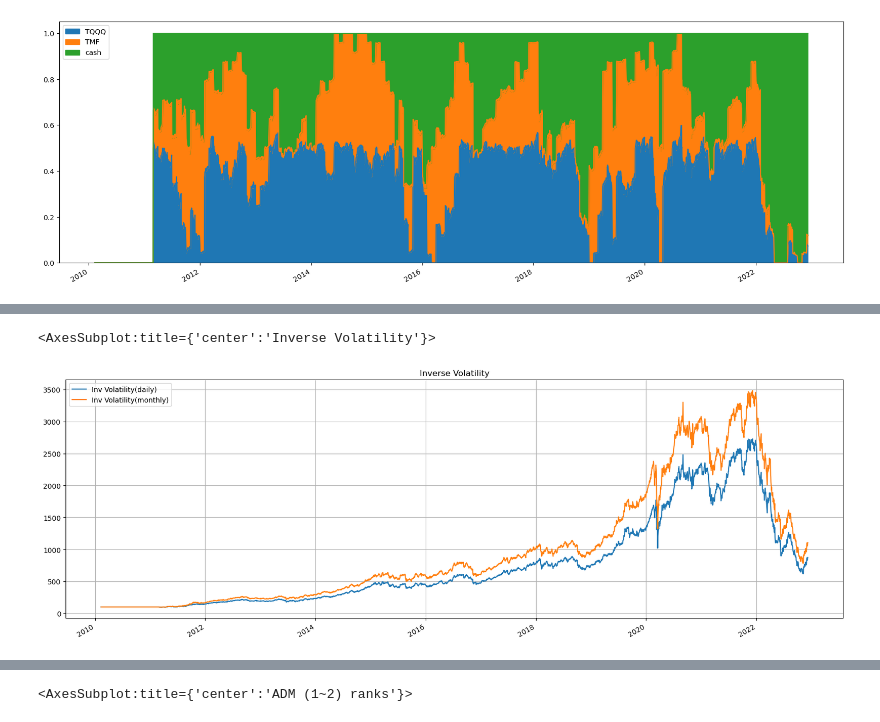
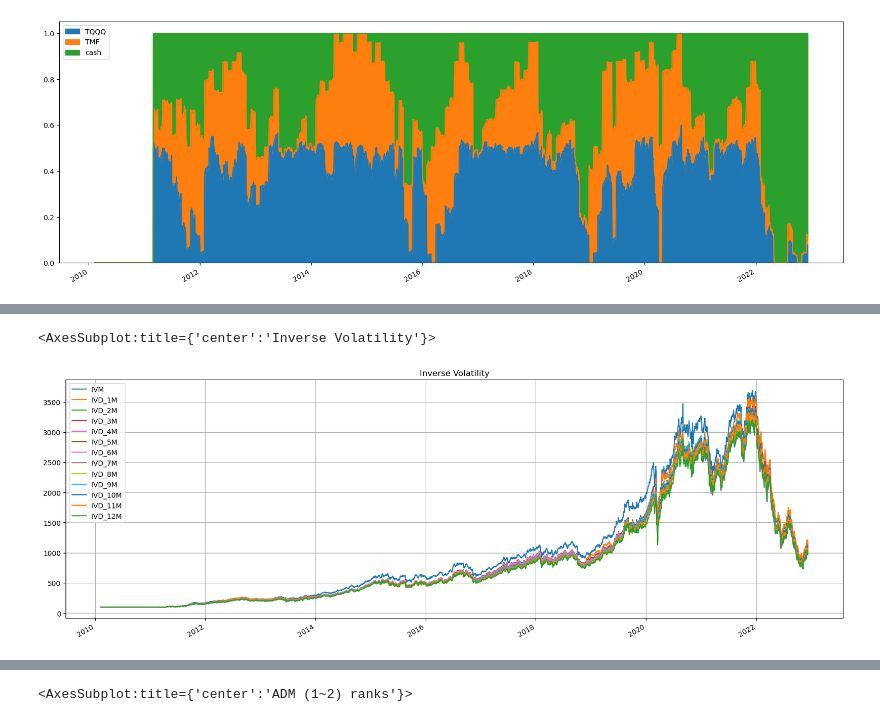
Before and after one commit to unius1004/DualMomentum, a Jupyter notebook: reverage_strategy.ipynb, the cells around one changed output, grey strips where cells are left out. Drawn from its saved outputs; the diff is of its cells as text; code cells hidden in the pictures.

```diff
--- a/reverage_strategy.ipynb
+++ b/reverage_strategy.ipynb
@@ -323,6 +378,6 @@ Date
 averagemomentums = {}
 cash_weights = [0, 0.3, 0.6]
 for i in range(0, len(cash_weights)):
-    averagemomentums[i] = AverageMomentum_BT(assets_cash, 12, start_day, False, lag, cash_weights[i], 'AMS_CASH({})'.format(cash_weights[i]))
+    averagemomentums[i] = AverageMomentum_BT(assets_cash, start_day, False, lag, cash_weights[i], pd.DataFrame(), 0, 'AMS_CASH({})'.format(cash_weights[i]))
 
 avg_report = bt.run(*averagemomentums.values())
@@ -387,8 +414,10 @@ def YieldCurveMomentum_BT(assets, months, start_day, run_on_end_of_period=False,
 # %%
+# 수익률곡선+평균모멘텀
 yieldcurve = avg_report.prices['AMS_CASH(0)'].rebase(1).to_frame().copy()
 yams = {}
-for i in range(0,12):
-    yams[i] = YieldCurveMomentum_BT(assets_cash, 12, start_day, False, lag, yieldcurve, i+1, '{}M_Y AMS'.format(str(i+1)))
+lookbacks = [2,3,4,5,6,7,8,9,10,11,12]
+for i in range(0,11):
+    yams[i] = AverageMomentum_BT(assets_cash, start_day, False, lag, 0, yieldcurve, lookbacks[i], 'yAMS_{}'.format(str(lookbacks[i])))
 
 yams_report = bt.run(*yams.values())
 # %%
@@ -429,25 +458,27 @@ def WeighInvVol_BT(assets, months, start_day, run_on_end_of_period=False, lag=1,
                            bt.algos.Rebalance()])
     return bt.Backtest(s, assets, initial_capital=100000000.0)
 # %%
-# 변동성역가중 백테스트(월간 기준)
-def WeighInvVol_BT2(assets, months, start_day, run_on_end_of_period=False, lag=1, returns=None, ymonths=0, name='Inverse Volatility'):
+# 변동성역가중 백테스트(12개월 월간 데이터)
+def WeighInvVol_12_BT(assets, start_day, run_on_end_of_period=False, lag=1, returns=pd.DataFrame(), ylookback=0, name='Inverse Volatility'):
     s = bt.Strategy(name, [bt.algos.RunAfterDate(start_day),
                            bt.algos.RunMonthly(run_on_first_date=False, run_on_end_of_period=run_on_end_of_period, run_on_last_date=False),
                            #bt.algos.PrintInfo('{name}:{now}. Value:{_value:0.0f}, Price:{_price:0.4f}'),
                            #bt.algos.PrintDate(),
                            bt.algos.SelectAll(),
-                           WeighInvVolByMonth(lookback=months, lag=lag, returns=returns, ylookback=ymonths),
+                           WeighInvVol_12(lag=lag, returns=returns, ylookback=ylookback),
                            #bt.algos.PrintTempData(),
                            bt.algos.Rebalance()])
     return bt.Backtest(s, assets, initial_capital=100000000.0)
 # %%
-# 변동성 역가중(일간, 월간)
-invVol_daily = WeighInvVol_BT(assets[tickers], 12, start_day, True, lag, name='Inv Volatility(daily)')
-invVol_monthly = WeighInvVol_BT2(assets[tickers], 12, start_day, False, lag, None, 0, name='Inv Volatility(monthly)')
-invVol_report = bt.run(invVol_daily, invVol_monthly)
+# 변동성 역가중(일간, 월간) 반추기간 12개월
+ivds = {}
+for i in range(0,12):
+    ivds[i] = WeighInvVol_BT(assets[tickers], i+1, start_day, False, lag, name='IVD_{}M'.format(str(i+1)))
+ivm = WeighInvVol_12_BT(assets[tickers], start_day, False, lag, pd.DataFrame(), 0, name='IVM')
+iv_report = bt.run(ivm, *ivds.values())
 # %%
-invVol_report.plot(figsize=(20,7), grid=True, title='Inverse Volatility')
+iv_report.plot(figsize=(20,7), grid=True, title='Inverse Volatility')
 # %% [output]
 <AxesSubplot:title={'center':'Inverse Volatility'}>
-[figure, old version]
+[figure, new version]
 # %%
```
Also changed, not shown: parts of 30 cells of this notebook, 3 other files.
